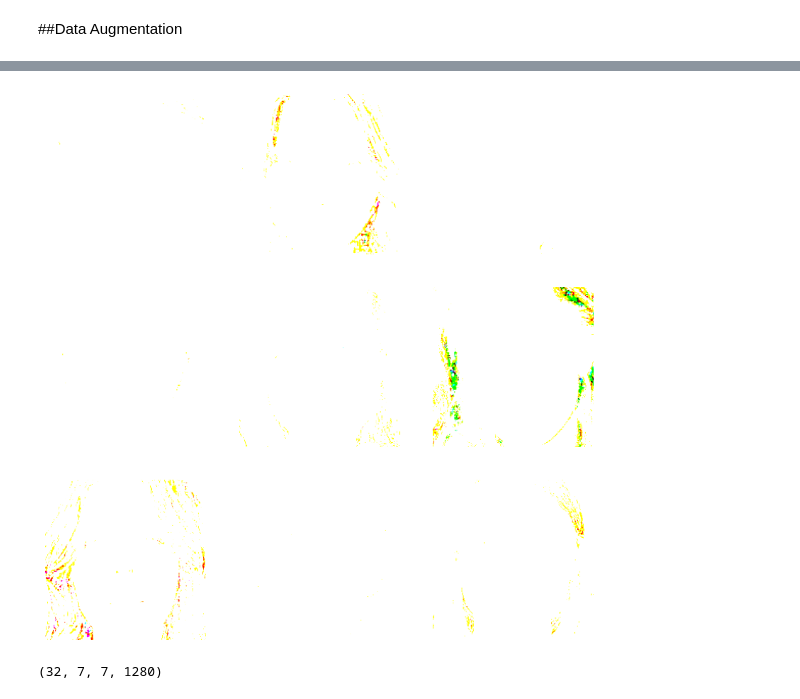
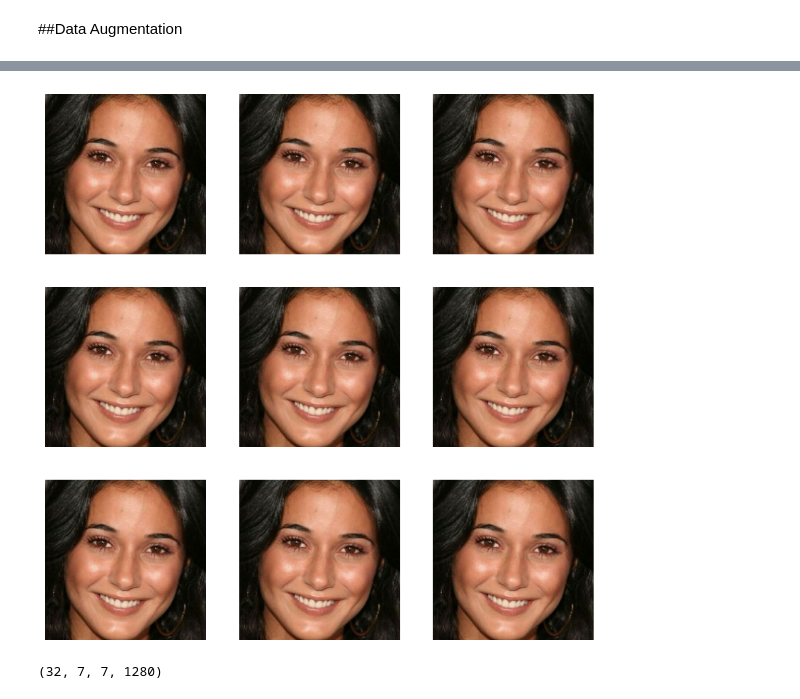
Before and after one commit to nandanarifqii/FitMeLookApps-Capstone-BangkitAcademy2024, a Jupyter notebook: Seasonal_Type_Classification_Model.ipynb, the cells around one changed output, grey strips where cells are left out. Cells and saved outputs as stored; diff of their text form; code cells hidden in the pictures.

Commit message:
Initial commit of FitMelook Apps - Capstone Project Bangkit Academy 2024

```diff
--- a/Seasonal_Type_Classification_Model.ipynb
+++ b/Seasonal_Type_Classification_Model.ipynb
@@ -212,5 +120,10 @@ showImages(image_list_segmented)
+# %%
+for i in range(len(file_path)):
+  image_season = file_path[i].split(os.sep)[-2]
+  image_name = file_path[i].split(os.sep)[-1]
+  image_save_path = os.path.join(result_dir, image_season, image_name)
+  save_image_to_jpg(image_list_segmented[i], image_save_path)
 # %%
-segmented_dir = '/content/drive/MyDrive/Uwe/Season_Revisi_Segmented'
-for season in season_list:
-  print(f'{season} image results count: {len(os.listdir(os.path.join(segmented_dir, season)))}')
+for season in season_names:
+  print(f'{season} image results count: {len(os.listdir(os.path.join(result_dir, season)))}')
 # %% [output]
@@ -251,7 +170,7 @@ from sklearn.metrics import confusion_matrix
 # %%
 BATCH_SIZE = 32
 IMG_SIZE = (224, 224)
-directory = '/content/drive/MyDrive/Uwe/Season_Revisi_Segmented_Added'
+directory = '/content/drive/MyDrive/Capstone/SeasonV1'
 
 train_dataset = image_dataset_from_directory(directory,
                                              shuffle=True,
@@ -311,7 +219,8 @@ def color_jitter(image, brightness=0.005, contrast=0.005, saturation=0.005, hue=
 # %%
 data_augmentation = tf.keras.Sequential([
-    tf.keras.layers.Resizing(224, 224),
-    tf.keras.layers.RandomFlip('horizontal'),
-    tf.keras.layers.RandomRotation(0.1),
+    # tf.keras.layers.RandomBrightness(factor=0.2),
+    # tf.keras.layers.RandomContrast(factor=0.2),
+    # tf.keras.layers.RandomHue(factor=0.2),
+    # tf.keras.layers.RandomSaturation(factor=0.2),
     tf.keras.layers.Rescaling(scale=1/255.)
 ])
@@ -371,8 +227,10 @@ data_augmentation = tf.keras.Sequential([
 # %%
 for image, _ in train_dataset.take(1):
     plt.figure(figsize=(10, 10))
+    first_image = image[0]
     for i in range(9):
         ax = plt.subplot(3, 3, i + 1)
-        plt.imshow(image[i])
+        augmented_image = data_augmentation(tf.expand_dims(first_image, 0))
+        plt.imshow(augmented_image[0])
         plt.axis('off')
 # %% [output]
@@ -388,4 +237,4 @@ WARNING:matplotlib.image:Clipping input data to the valid range for imshow with
-[figure, old version]
+[figure, new version]
 # %%
 IMG_SHAPE = IMG_SIZE + (3,)
 base_model = tf.keras.applications.MobileNetV2(input_shape=IMG_SHAPE,
```
Also changed, not shown: parts of 45 cells of this notebook, 2 other files.
